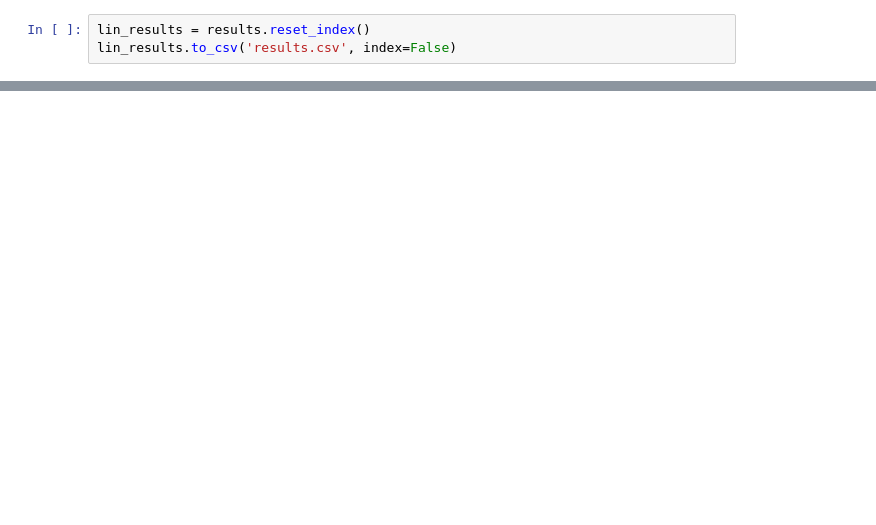
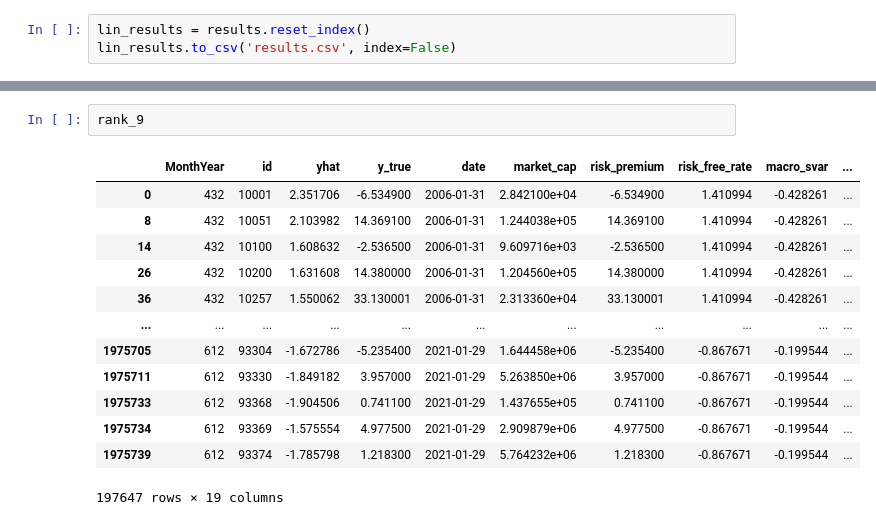
Before and after one commit to KidQuant/Taming-The-Factor-Zoo, a Jupyter notebook: 4.2_LR_Full.ipynb, the cells around one changed output, grey strips where cells are left out. Saved outputs shown, nothing was run; the diff lists cells and outputs as text; blank space fills up the shorter version.

```diff
--- a/4.2_LR_Full.ipynb
+++ b/4.2_LR_Full.ipynb
@@ -370,0 +484,16 @@ rank_8.head()
+# %%
+rank_9
+# %% [output]
+|  | MonthYear | id | yhat | y_true | date | market_cap | risk_premium | risk_free_rate | macro_svar | ... |
+| 0 | 432 | 10001 | 2.351706 | -6.534900 | 2006-01-31 | 2.842100e+04 | -6.534900 | 1.410994 | -0.428261 | ... |
+| 8 | 432 | 10051 | 2.103982 | 14.369100 | 2006-01-31 | 1.244038e+05 | 14.369100 | 1.410994 | -0.428261 | ... |
+| 14 | 432 | 10100 | 1.608632 | -2.536500 | 2006-01-31 | 9.609716e+03 | -2.536500 | 1.410994 | -0.428261 | ... |
+| 26 | 432 | 10200 | 1.631608 | 14.380000 | 2006-01-31 | 1.204560e+05 | 14.380000 | 1.410994 | -0.428261 | ... |
+| 36 | 432 | 10257 | 1.550062 | 33.130001 | 2006-01-31 | 2.313360e+04 | 33.130001 | 1.410994 | -0.428261 | ... |
+| ... | ... | ... | ... | ... | ... | ... | ... | ... | ... | ... |
+| 1975705 | 612 | 93304 | -1.672786 | -5.235400 | 2021-01-29 | 1.644458e+06 | -5.235400 | -0.867671 | -0.199544 | ... |
+| 1975711 | 612 | 93330 | -1.849182 | 3.957000 | 2021-01-29 | 5.263850e+06 | 3.957000 | -0.867671 | -0.199544 | ... |
+| 1975733 | 612 | 93368 | -1.904506 | 0.741100 | 2021-01-29 | 1.437655e+05 | 0.741100 | -0.867671 | -0.199544 | ... |
+| 1975734 | 612 | 93369 | -1.575554 | 4.977500 | 2021-01-29 | 2.909879e+06 | 4.977500 | -0.867671 | -0.199544 | ... |
+| 1975739 | 612 | 93374 | -1.785798 | 1.218300 | 2021-01-29 | 5.764232e+06 | 1.218300 | -0.867671 | -0.199544 | ... |
+197647 rows × 19 columns
```
Also changed, not shown: parts of 39 cells of this notebook.
